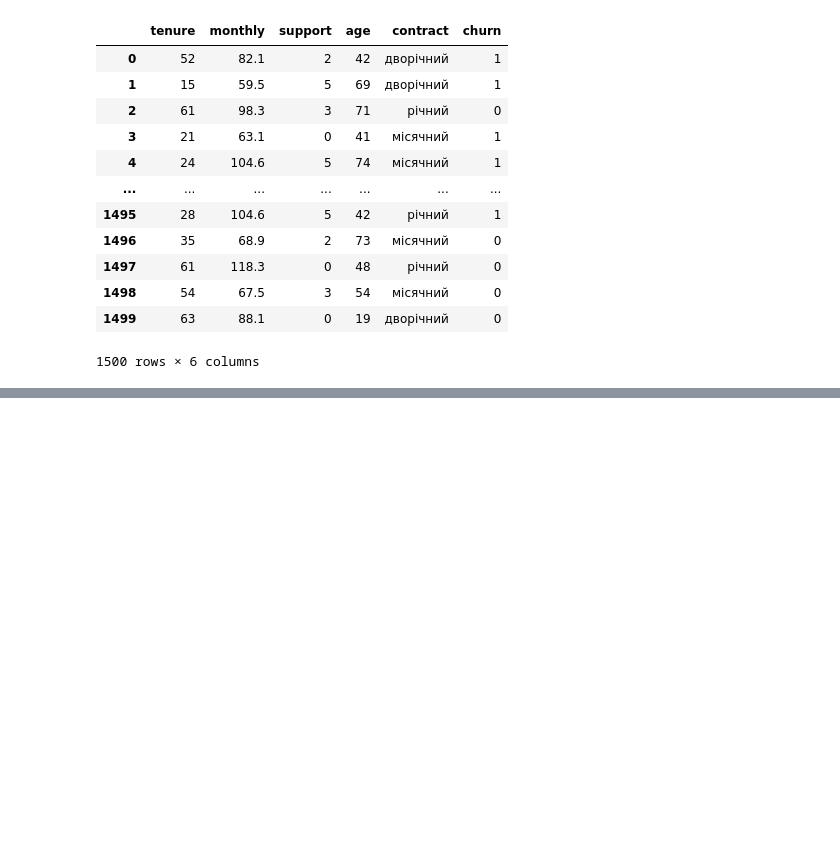
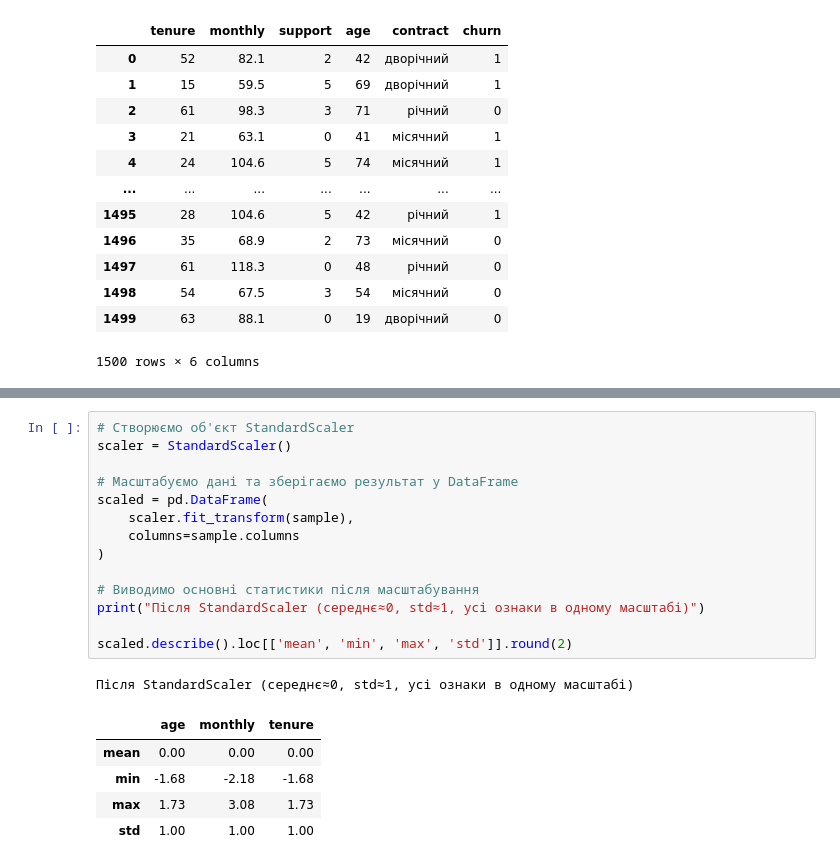
Before and after one commit to DymaStar/DTA_2026, a Jupyter notebook: ML/DS_220626_"ML2_DTA_ipynb".ipynb, the cells around one changed output, grey strips where cells are left out. Cells and saved outputs as stored; diff of their text form; blank space fills up the shorter version.

```diff
--- a/ML/DS_220626_"ML2_DTA_ipynb".ipynb
+++ b/ML/DS_220626_"ML2_DTA_ipynb".ipynb
@@ -50,0 +94,21 @@ cust
+# %%
+# Створюємо об'єкт StandardScaler
+scaler = StandardScaler()
+
+# Масштабуємо дані та зберігаємо результат у DataFrame
+scaled = pd.DataFrame(
+    scaler.fit_transform(sample),
+    columns=sample.columns
+)
+
+# Виводимо основні статистики після масштабування
+print("Після StandardScaler (середнє≈0, std≈1, усі ознаки в одному масштабі)")
+
+scaled.describe().loc[['mean', 'min', 'max', 'std']].round(2)
+# %% [output]
+Після StandardScaler (середнє≈0, std≈1, усі ознаки в одному масштабі)
+|  | age | monthly | tenure |
+| mean | 0.00 | 0.00 | 0.00 |
+| min | -1.68 | -2.18 | -1.68 |
+| max | 1.73 | 3.08 | 1.73 |
+| std | 1.00 | 1.00 | 1.00 |
```
Also changed, not shown: parts of 29 cells of this notebook.
